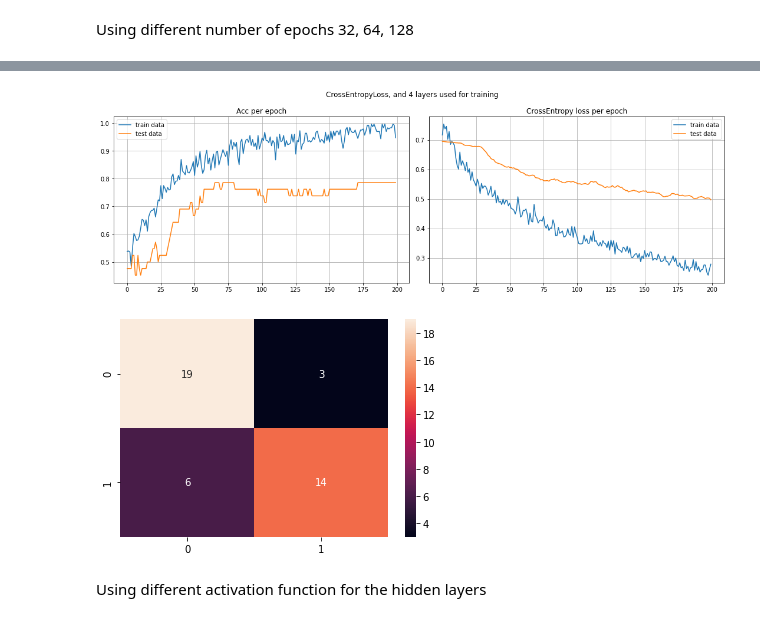
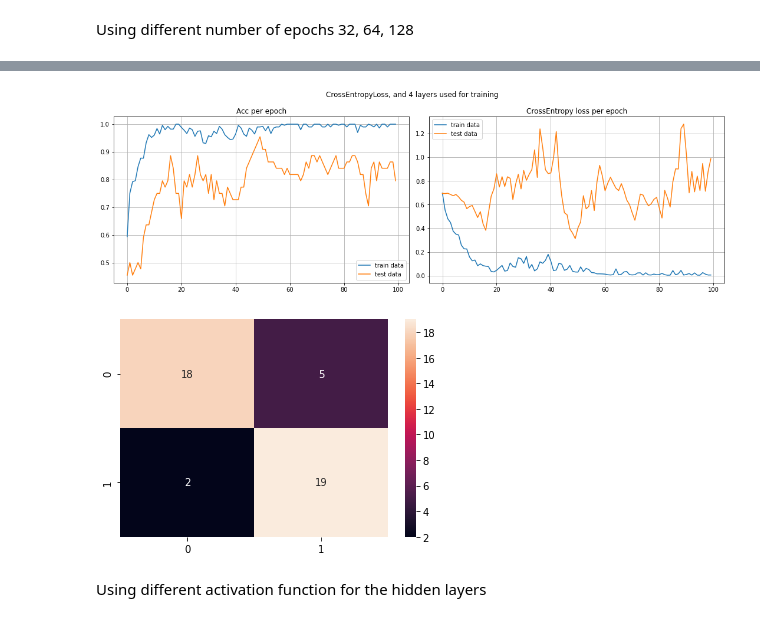
Before and after one commit to zhpinkman/object-detection-sonar, a Jupyter notebook: sonar-classification.ipynb, the cells around one changed output, grey strips where cells are left out. Saved outputs shown, nothing was run; the diff lists cells and outputs as text; code cells hidden in the pictures.

Commit message:
Modify the Loss function

```diff
--- a/sonar-classification.ipynb
+++ b/sonar-classification.ipynb
@@ -65,7 +95,10 @@ class Classifier_nn(nn.Module):
         self.fcs.append(nn.Linear(hidden_size[-1], output_size))
     def forward(self, x):
         for i in range(self.n_layers):
-            x = self.bcs[i](self.activation_function(self.fcs[i](x)))
+            if i != 0:
+                x = self.bcs[i](nn.Dropout(.05)(self.activation_function(self.fcs[i](x))))
+            else:
+                x = self.bcs[i](self.activation_function(self.fcs[i](x)))
         x = self.fcs[self.n_layers](x)
         x = x.squeeze(1)
         return x
@@ -79,7 +112,6 @@ def train(model, train_loader, test_loader, criterion, optimizer, n_epochs):
         batchs_acc = []
         batchs_loss = []
         for data, targets in train_loader:
-            targets = targets.type(torch.LongTensor)
             outputs = model(data)
             loss = criterion(outputs, targets)
             optimizer.zero_grad()
@@ -87,19 +119,19 @@ def train(model, train_loader, test_loader, criterion, optimizer, n_epochs):
             optimizer.step()
 
             with torch.no_grad():
-                _, preds = outputs.max(1)
+                preds = torch.round(torch.sigmoid(outputs))
                 acc = (preds == targets).sum() / len(targets)
             batchs_acc.append(acc.item())
             batchs_loss.append(loss.item())
 
         epochs_acc.append(np.mean(batchs_acc))
         epochs_loss.append(np.mean(batchs_loss))
-        batchs_acc_test, batchs_loss_test, _, _ = check_accuracy(model, test_loader, criterion)
+        batchs_acc_test, batchs_loss_test, _, _ = check_accuracy(model, test_loader, criterion, False)
         epochs_acc_test.append(batchs_acc_test)
         epochs_loss_test.append(batchs_loss_test)
     return epochs_acc, epochs_loss, epochs_acc_test, epochs_loss_test
 # %%
-def check_accuracy(model, loader, criterion):
+def check_accuracy(model, loader, criterion, log):
     model.eval()
     targets_agg = np.array([])
     outputs_agg = np.array([])
@@ -108,15 +140,15 @@ def check_accuracy(model, loader, criterion):
         batchs_loss = []
         for data, targets in loader:
             targets_agg = np.append(targets_agg, targets.numpy())
-            targets = targets.type(torch.LongTensor)
             outputs = model(data)
-            _, preds = outputs.max(1)
+            loss = criterion(outputs, targets)
+            preds = torch.round(torch.sigmoid(outputs))
             outputs_agg = np.append(outputs_agg, preds.numpy())
-            loss = criterion(outputs, targets)
-            acc = (preds == targets).sum() / len(targets)
+            acc = (preds == targets).sum()/len(targets)
             batchs_acc.append(acc.item())
             batchs_loss.append(loss.item())
-    print('accuracy: {}, loss: {}'.format(np.mean(batchs_acc), np.mean(batchs_loss)))
+    if log:
+        print('accuracy: {}, loss: {}'.format(np.mean(batchs_acc), np.mean(batchs_loss)))
     model.train()
     return np.mean(batchs_acc), np.mean(batchs_loss), outputs_agg, targets_agg
 # %%
@@ -164,7 +196,7 @@ def test_model(df, input_size, n_layers, hidden_size, activation_function, outpu
         activation_function=activation_function
     )
 
-    criterion = nn.CrossEntropyLoss()
+    criterion = nn.BCEWithLogitsLoss()
     optimizer = optim.Adam(model.parameters(), lr)
     epochs_acc, epochs_loss, epochs_acc_test, epochs_loss_test = train(
         model,
@@ -181,7 +213,7 @@ def test_model(df, input_size, n_layers, hidden_size, activation_function, outpu
         epochs_loss_test,
         'CrossEntropyLoss, and {} layers used for training'.format(str(len(hidden_size)))
     )
-    _, _, outputs_agg, targets_agg = check_accuracy(model, test_loader, criterion)
+    _, _, outputs_agg, targets_agg = check_accuracy(model, test_loader, criterion, True)
     fig = plt.figure()
     sns.heatmap(confusion_matrix(y_true=targets_agg, y_pred=outputs_agg), annot=True)
     print(classification_report(y_pred=outputs_agg, y_true=targets_agg))
@@ -258,3 +250,3 @@ weighted avg       0.65      0.64      0.64        42
 # %%
-test_model(df, df.shape[1] - 1, 4, [50, 30, 16, 8], F.relu, 2, 0.0001, 200, 128)
+test_model(df, df.shape[1] - 1, 4, [70, 35, 16, 8], F.relu, 1, 0.01, 100, 128)
 # %% [output]
@@ -278,5 +262,5 @@ weighted avg       0.79      0.79      0.78        42
-[figure, old version]
+[figure, new version]
-[figure, old version]
+[figure, new version]
 # %% [markdown]
 Using different activation function for the hidden layers
 # %%
```
Also changed, not shown: parts of 11 cells of this notebook, 1 other file.
